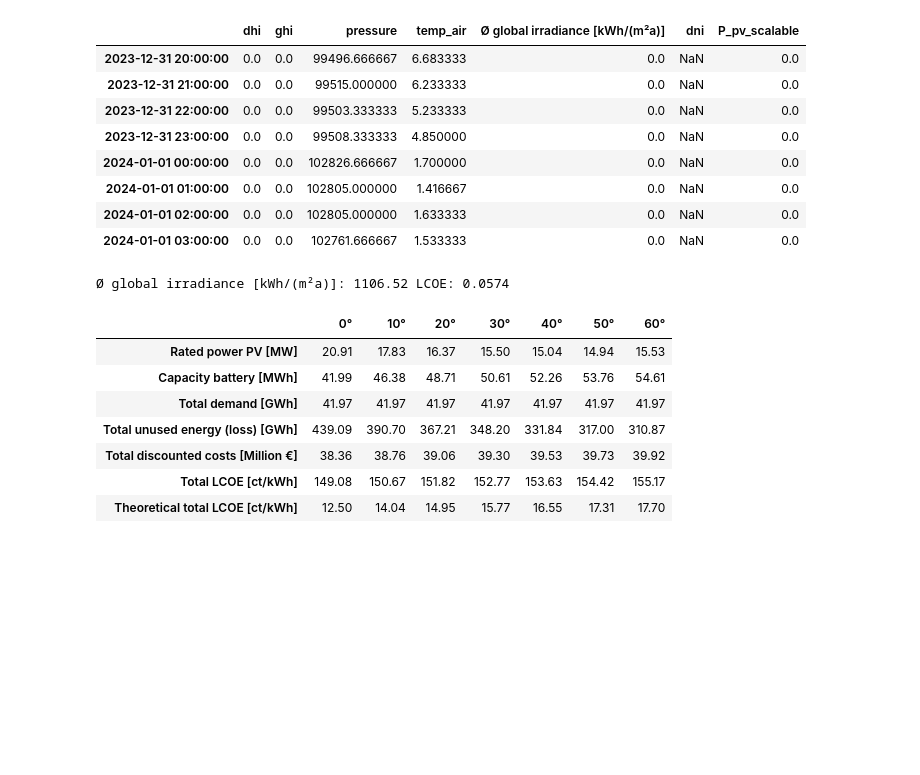
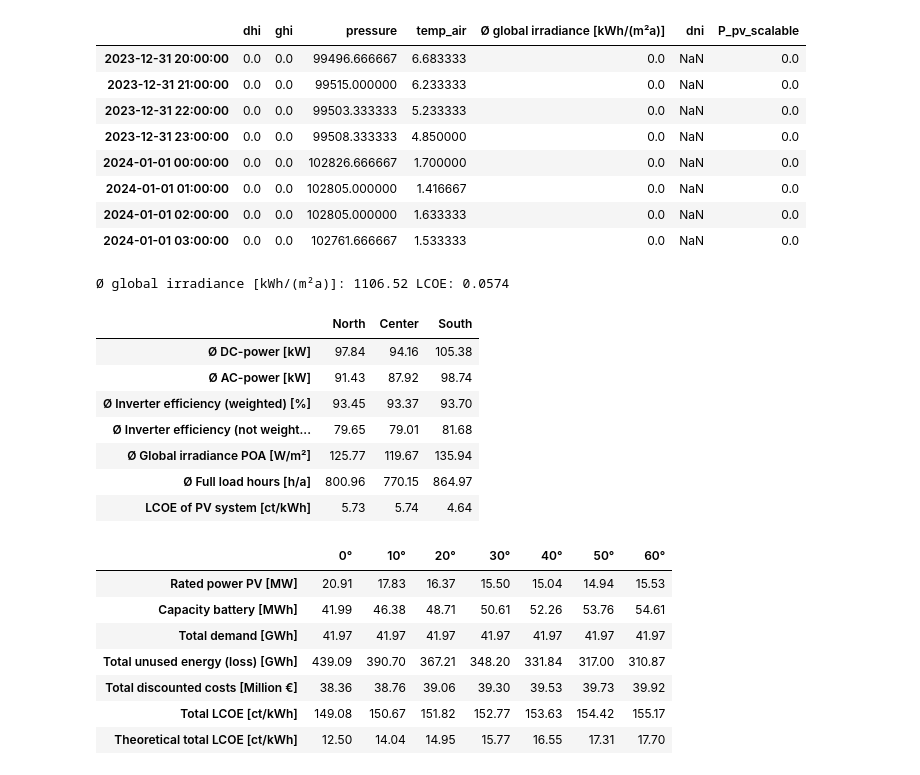
Before and after one commit to Lakim17/SERTS, a Jupyter notebook: pv_batt_opt.ipynb, the cells around one changed output. Saved outputs shown, nothing was run; the diff lists cells and outputs as text; code cells hidden in the pictures; blank space fills up the shorter version.

Commit message:
new dataframes and figues

```diff
--- a/pv_batt_opt.ipynb
+++ b/pv_batt_opt.ipynb
@@ -395,38 +402,58 @@ def lin_interp_extrap(x_new, x, y):
     return y_new
 
 # - dataFrame for optimization
 i_location = 1 #################################################################################### 0:"north", 1:"center", 2:"south"
 df_solve = list_df_location[i_location]
 
 # - cost PV
 # 950 kWh/(m²a): ~ 6,2 ct/kWh; 1120 kWh/(m²a): ~ 5,7 ct/kWh
 x_pv_1 = [950, 1120] # FLH
 y_pv_1 = [0.062, 0.057] # LCOE
 # 1120 kWh/(m²a): ~ 5,7 ct/kWh; 1300 kWh/(m²a): ~ 4,5 ct/kWh
 x_pv_2 = [1120, 1300] # FLH
 y_pv_2 = [0.057, 0.045] # LCOE
 # LCOE calculation
-irr_pv = df_weather_mean.loc["Ø Global irradiance energy [kWh/(m²a)]", list_str_location[i_location]]
-if irr_pv < x_pv_1[1]:
-    LCOE_pv = lin_interp_extrap(irr_pv, x_pv_1, y_pv_1)
-else:
-    LCOE_pv = lin_interp_extrap(irr_pv, x_pv_2, y_pv_2)
+def lcoe_calc(i):
+    irr_pv = df_weather_mean.loc["Ø Global irradiance energy [kWh/(m²a)]", list_str_location[i]]
+    if irr_pv < x_pv_1[1]:
+        LCOE_pv = lin_interp_extrap(irr_pv, x_pv_1, y_pv_1)
+    else:
+        LCOE_pv = lin_interp_extrap(irr_pv, x_pv_2, y_pv_2)
+
+    return LCOE_pv, irr_pv
+(LCOE_pv, irr_pv) = lcoe_calc(i_location)
 print("Ø global irradiance [kWh/(m²a)]:", irr_pv, "LCOE:", LCOE_pv.round(4))
 
 # - cost battery
 # cost_bat = 464 # €/kWh, cost for capacity ~1-10 MWh
 cost_bat = 380 # €/kWh, cost for capacity >10 MWh
 cost_bat_with_exchange = cost_bat * 1.3 # Frauenhofer: batterie exchange cost = 30 % of first investment (interest respected)
 
 # - factors
 WACC_pv = 0.035
 factor_conv = 1 / 1000 # conversion Wh to kWh
 factor_discount = (1 / (1 + WACC_pv))
 factor_bat_EPR = 2 # energy power ratio, 2 h to fully charge or discharge
 factor_bat_eff = 0.90 ** 0.5 # 90% efficiency of battery, symmetrical distribution for charging and discharging
 count_years = (df_solve.index[-1].year - df_solve.index[0].year + 1) # 2020-2049 (30 years)
+
+dict_series_lcoe = {}
+for i, location in enumerate(list_str_location):
+    lcoe_pv, irr_pv = lcoe_calc(i)
+    df_pv.loc["LCOE of PV system [ct/kWh]", location] = lcoe_pv * 100
+
+df_pv.to_csv("z_dataframes/pv_output_incl_LCOE.csv")
+display(df_pv.round(2))
 # %% [output]
 Ø global irradiance [kWh/(m²a)]: 1106.52 LCOE: 0.0574
+|  | North | Center | South |
+| Ø DC-power [kW] | 97.84 | 94.16 | 105.38 |
+| Ø AC-power [kW] | 91.43 | 87.92 | 98.74 |
+| Ø Inverter efficiency (weighted) [%] | 93.45 | 93.37 | 93.70 |
+| Ø Inverter efficiency (not weight... | 79.65 | 79.01 | 81.68 |
+| Ø Global irradiance POA [W/m²] | 125.77 | 119.67 | 135.94 |
+| Ø Full load hours [h/a] | 800.96 | 770.15 | 864.97 |
+| LCOE of PV system [ct/kWh] | 5.73 | 5.74 | 4.64 |
 # %%
 # -- optimization model including battery sizing
 model = pyo.ConcreteModel()
```
Also changed, not shown: parts of 6 cells of this notebook, 5 other files.
